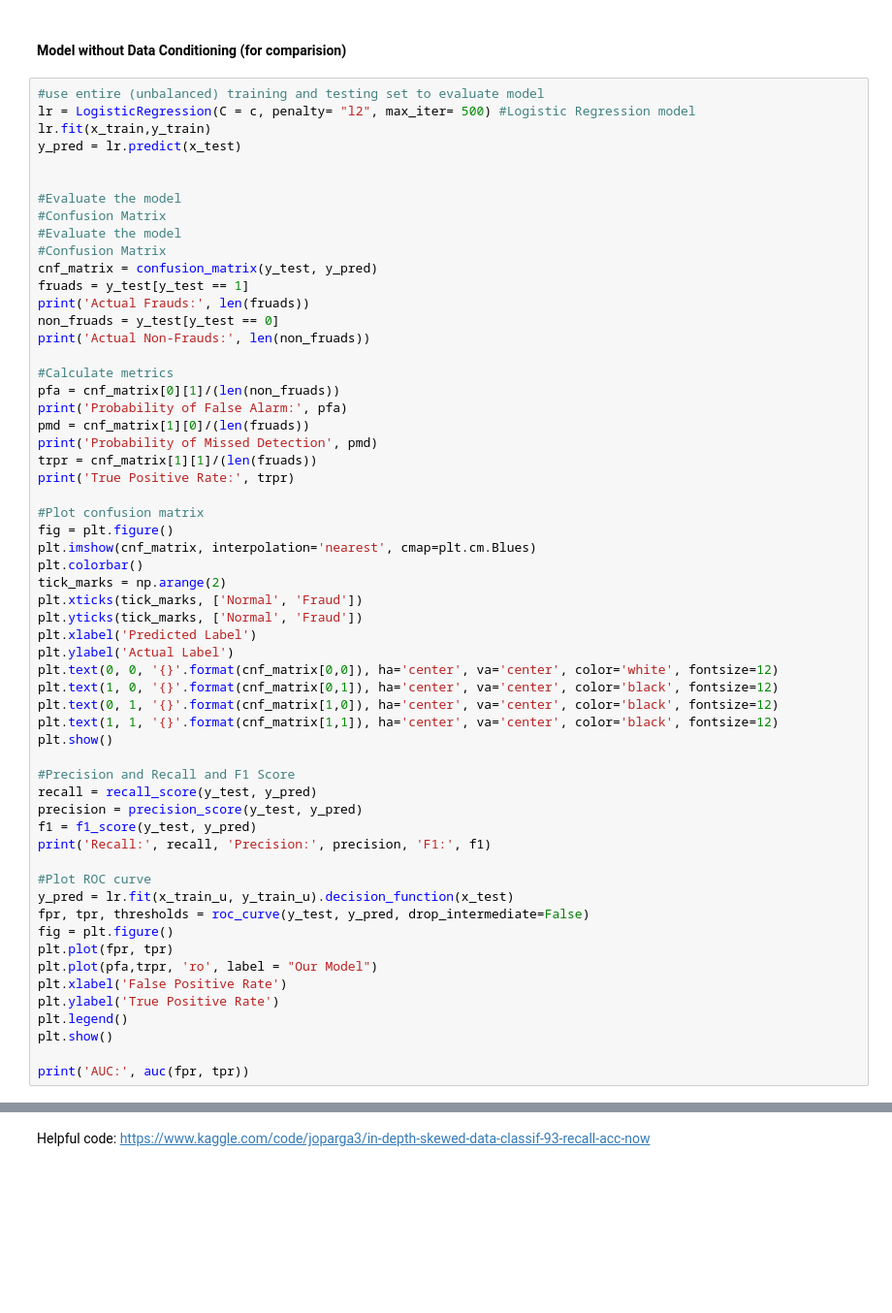
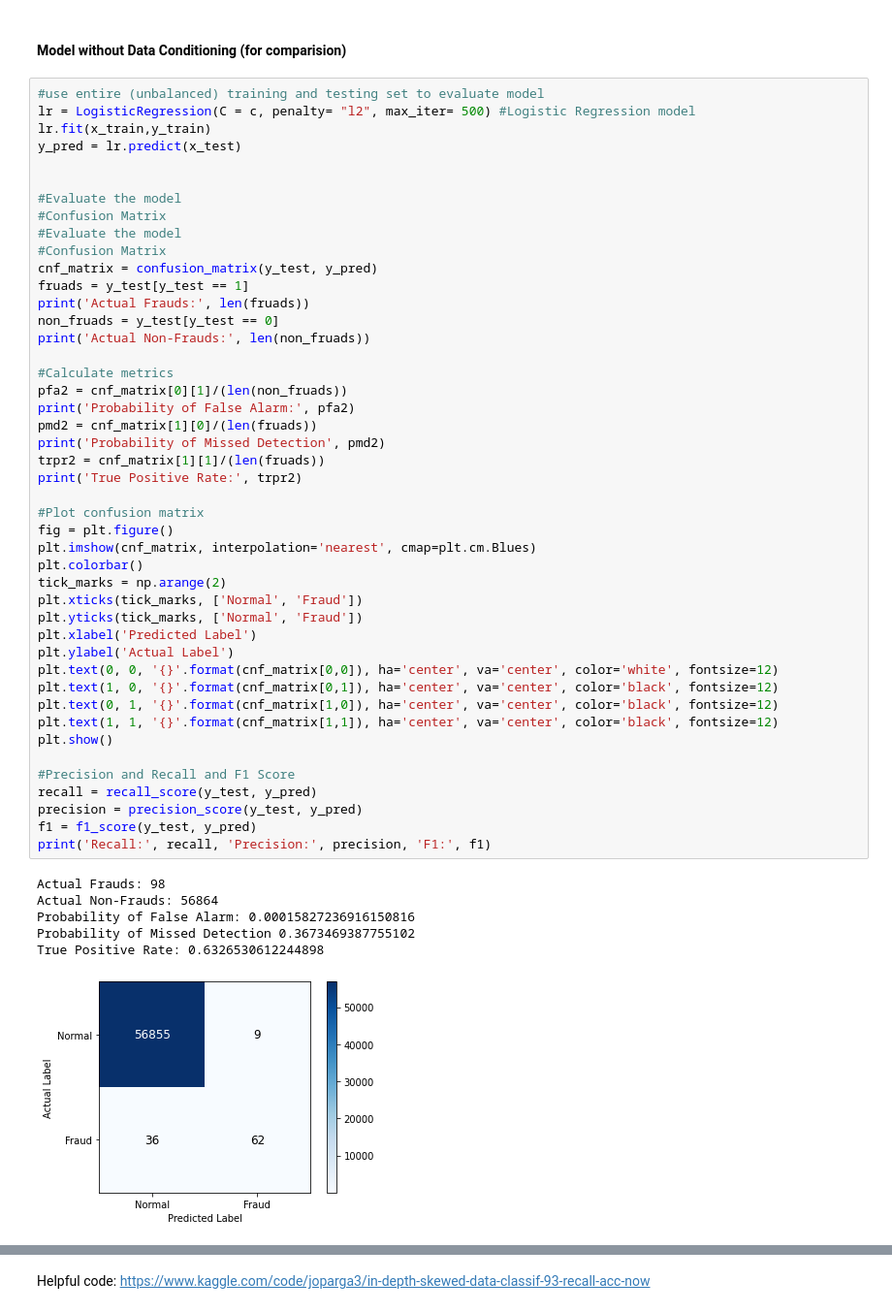
Before and after one commit to meuliano/ML_Credit_Card_Fraud_Detection, a Jupyter notebook: LogisticRegression.ipynb, the cells around one changed output, grey strips where cells are left out. Shown: that part at 97% size. Cells and saved outputs as stored; diff of their text form; blank space fills up the shorter version.

```diff
--- a/LogisticRegression.ipynb
+++ b/LogisticRegression.ipynb
@@ -173,49 +183,43 @@ y_pred = lr.predict(x_test)
 #Evaluate the model
 #Confusion Matrix
 cnf_matrix = confusion_matrix(y_test, y_pred)
 fruads = y_test[y_test == 1]
 print('Actual Frauds:', len(fruads))
 non_fruads = y_test[y_test == 0]
 print('Actual Non-Frauds:', len(non_fruads))
 
 #Calculate metrics
-pfa = cnf_matrix[0][1]/(len(non_fruads))
-print('Probability of False Alarm:', pfa)
-pmd = cnf_matrix[1][0]/(len(fruads))
-print('Probability of Missed Detection', pmd)
-trpr = cnf_matrix[1][1]/(len(fruads))
-print('True Positive Rate:', trpr)
+pfa2 = cnf_matrix[0][1]/(len(non_fruads))
+print('Probability of False Alarm:', pfa2)
+pmd2 = cnf_matrix[1][0]/(len(fruads))
+print('Probability of Missed Detection', pmd2)
+trpr2 = cnf_matrix[1][1]/(len(fruads))
+print('True Positive Rate:', trpr2)
 
 #Plot confusion matrix
 fig = plt.figure()
 plt.imshow(cnf_matrix, interpolation='nearest', cmap=plt.cm.Blues)
 plt.colorbar()
 tick_marks = np.arange(2)
 plt.xticks(tick_marks, ['Normal', 'Fraud'])
 plt.yticks(tick_marks, ['Normal', 'Fraud'])
 plt.xlabel('Predicted Label')
 plt.ylabel('Actual Label')
 plt.text(0, 0, '{}'.format(cnf_matrix[0,0]), ha='center', va='center', color='white', fontsize=12)
 plt.text(1, 0, '{}'.format(cnf_matrix[0,1]), ha='center', va='center', color='black', fontsize=12)
 plt.text(0, 1, '{}'.format(cnf_matrix[1,0]), ha='center', va='center', color='black', fontsize=12)
 plt.text(1, 1, '{}'.format(cnf_matrix[1,1]), ha='center', va='center', color='black', fontsize=12)
 plt.show()
 
 #Precision and Recall and F1 Score
 recall = recall_score(y_test, y_pred)
 precision = precision_score(y_test, y_pred)
 f1 = f1_score(y_test, y_pred)
 print('Recall:', recall, 'Precision:', precision, 'F1:', f1)
-
-#Plot ROC curve
-y_pred = lr.fit(x_train_u, y_train_u).decision_function(x_test)
-fpr, tpr, thresholds = roc_curve(y_test, y_pred, drop_intermediate=False)
-fig = plt.figure()
-plt.plot(fpr, tpr)
-plt.plot(pfa,trpr, 'ro', label = "Our Model")
-plt.xlabel('False Positive Rate')
-plt.ylabel('True Positive Rate')
-plt.legend()
-plt.show()
-
-print('AUC:', auc(fpr, tpr))
+# %% [output]
+Actual Frauds: 98
+Actual Non-Frauds: 56864
+Probability of False Alarm: 0.00015827236916150816
+Probability of Missed Detection 0.3673469387755102
+True Positive Rate: 0.6326530612244898
+[figure, added]
```
Also changed, not shown: parts of 8 cells of this notebook.
